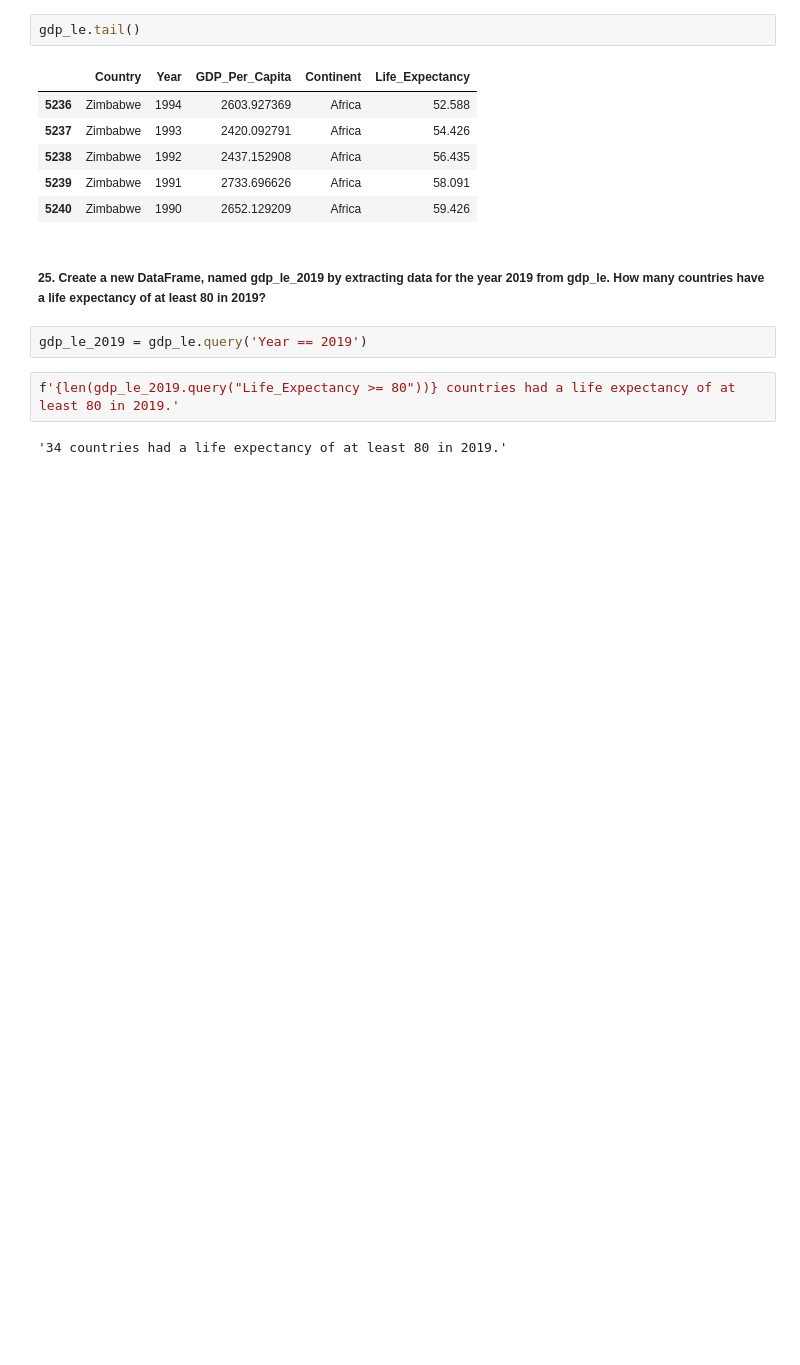
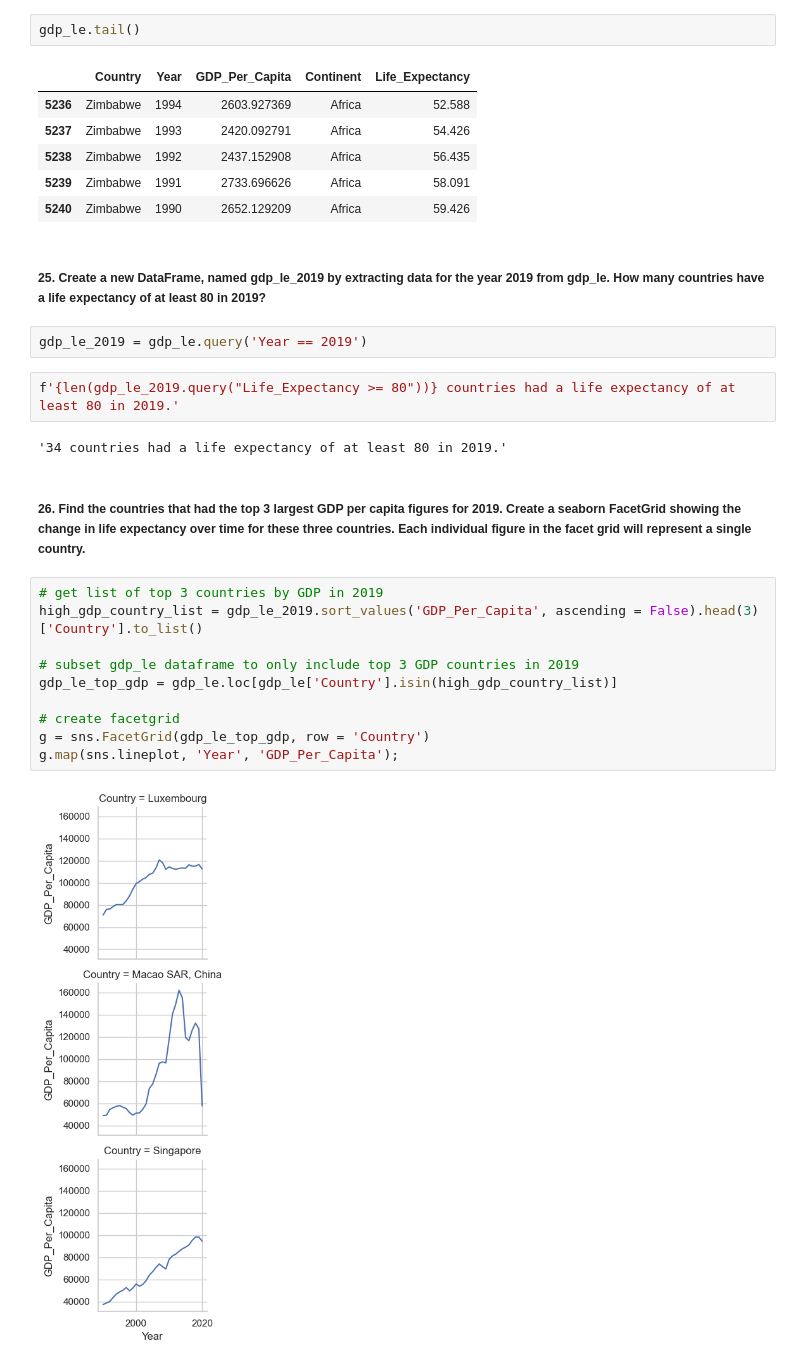
Before and after one commit to nss-data-science-cohort-7/un-exploration-tfwhitesell, a Jupyter notebook: notebooks/UN_Data_Exploration.ipynb, the cells around one changed output. Saved outputs shown, nothing was run; the diff lists cells and outputs as text; blank space fills up the shorter version.

```diff
--- a/notebooks/UN_Data_Exploration.ipynb
+++ b/notebooks/UN_Data_Exploration.ipynb
@@ -342,3 +342,17 @@ gdp_le_2019 = gdp_le.query('Year == 2019')
 f'{len(gdp_le_2019.query("Life_Expectancy >= 80"))} countries had a life expectancy of at least 80 in 2019.'
 # %% [output]
 '34 countries had a life expectancy of at least 80 in 2019.'
+# %% [markdown]
+##### 26. Find the countries that had the top 3 largest GDP per capita figures for 2019. Create a seaborn FacetGrid showing the change in life expectancy over time for these three countries. Each individual figure in the facet grid will represent a single country.
+# %%
+# get list of top 3 countries by GDP in 2019
+high_gdp_country_list = gdp_le_2019.sort_values('GDP_Per_Capita', ascending = False).head(3)['Country'].to_list()
+
+# subset gdp_le dataframe to only include top 3 GDP countries in 2019
+gdp_le_top_gdp = gdp_le.loc[gdp_le['Country'].isin(high_gdp_country_list)]
+
+# create facetgrid
+g = sns.FacetGrid(gdp_le_top_gdp, row = 'Country')
+g.map(sns.lineplot, 'Year', 'GDP_Per_Capita');
+# %% [output]
+[figure, added]
```
